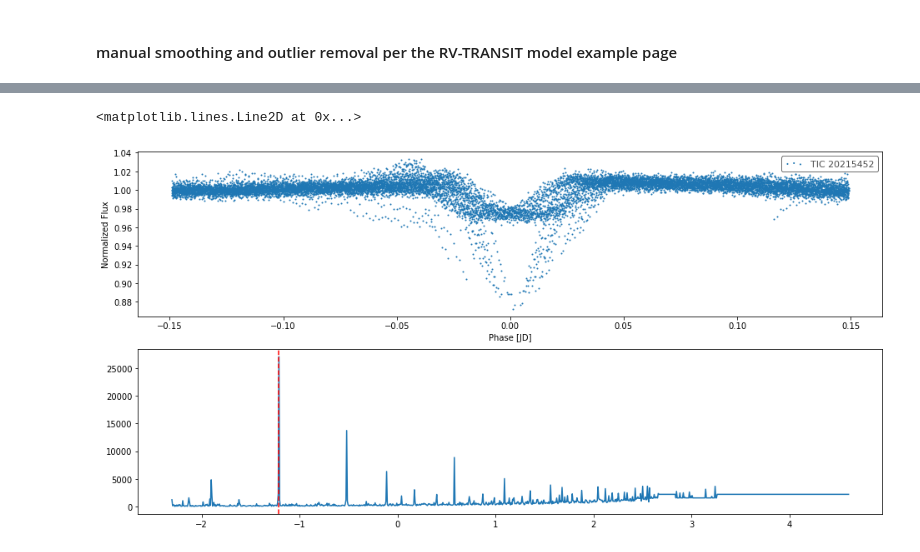
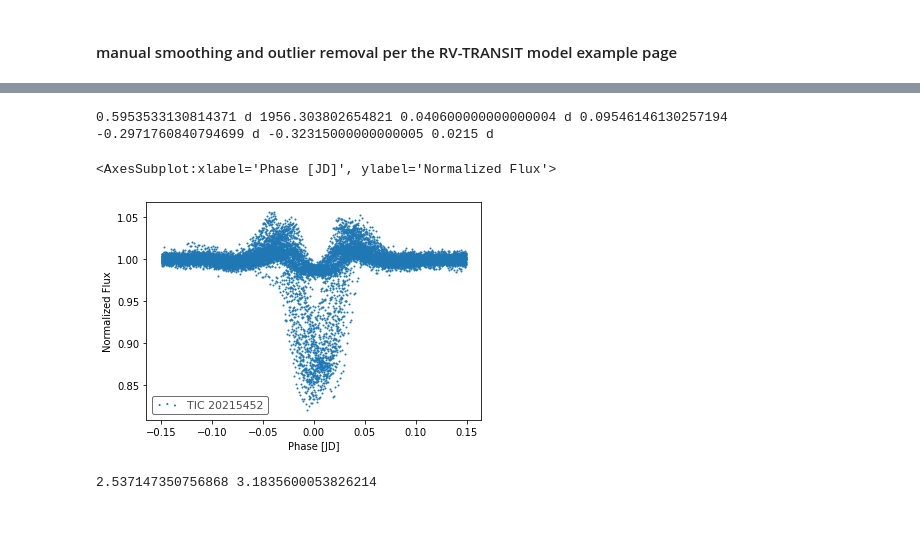
Before and after one commit to kjaehnig/GAT_SEBs, a Jupyter notebook: Joint RV - Lightcurve pymc3 model.ipynb, the cells around one changed output, grey strips where cells are left out. Saved outputs shown, nothing was run; the diff lists cells and outputs as text; code cells hidden in the pictures; blank space fills up the shorter version.

```diff
--- a/Joint RV - Lightcurve pymc3 model.ipynb
+++ b/Joint RV - Lightcurve pymc3 model.ipynb
@@ -134,6 +172,13 @@ print(star1_per, star1_t0, star1_dur)
 # %%
-fig,ax = plt.subplots(nrows=2)
-lks.fold(period=star1_per, epoch_time=star1_t0-10).scatter(ax = ax[0])
-ax[1].plot(np.log(period_grid), star1_bls.power)
-ax[1].axvline(np.log(star1_per.value), ls='--',c='red')
+# lks = ppt_flux.remove_nans()  #[lks.remove_nans()]
+# lks = lks.remove_outliers(sigma_lower=10**6)
+period_grid = np.exp(np.linspace(np.log(0.1), np.log(100),1000))
+star1_bls = lks.to_periodogram('bls',
+                                period=period_grid,
+                                frequency_factor = 2000, duration=np.linspace(0.001,0.09,100))
+star1_per = star1_bls.period_at_max_power
+star1_t0 = star1_bls.transit_time_at_max_power
+star1_dur = star1_bls.duration_at_max_power
+star1_depth = star1_bls.depth_at_max_power
+print(star1_per, star1_t0, star1_dur, star1_depth)
 # %% [output]
@@ -220,9 +217,26 @@ star2_dur = star2_bls.duration_at_max_power
+# %%
+lks2 = unpro_lks[0].remove_nans().normalize().flatten()
+period_grid = np.exp(np.linspace(np.log(0.1), np.log(100),1000))
+star1_bls_noflat = lks2.to_periodogram('bls',
+                                period=period_grid,
+                                frequency_factor = 2000, duration=np.linspace(0.001,0.09,10))
+star1_per_nf = star1_bls_noflat.period_at_max_power
+star1_t0_nf = star1_bls_noflat.transit_time_at_max_power
+star1_dur_nf = star1_bls_noflat.duration_at_max_power
+star1_depth_nf = star1_bls_noflat.depth_at_max_power
+print(star1_per_nf, star1_t0_nf, star1_dur_nf, star1_depth_nf)
+print(star1_per-star1_per_nf, star1_t0-star1_t0_nf, star1_dur-star1_dur_nf)
+fig,ax = plt.subplots(nrows=1)
+lks2.fold(period=star1_per, epoch_time=star1_t0).scatter(ax=ax)
+# %% [output]
+0.5953533130814371 d 1956.303802654821 0.040600000000000004 d 0.09546146130257194
+-0.2971760840794699 d -0.32315000000000005 0.0215 d
+<AxesSubplot:xlabel='Phase [JD]', ylabel='Normalized Flux'>
+[figure, added]
 # %%
-fig,ax = plt.subplots(nrows=2)
-star2_lks.fold(period=star2_per, epoch_time=star2_t0).scatter(ax = ax[0])
-ax[1].plot(np.log(period_grid), star2_bls.power)
-ax[1].axvline(np.log(star2_per.value), ls='--',c='red')
+primary_phase = lks2.time.value[np.argmin(lks2.flux.value)]%star1_per.value
+secondary_phase = star2_lks.time.value[np.argmin(star2_lks.flux.value)]%star2_per.value
+print(primary_phase, secondary_phase)
 # %% [output]
-<matplotlib.lines.Line2D at 0x...>
+2.537147350756868 3.1835600053826214
-[figure, removed]
 # %%
```
Also changed, not shown: parts of 31 cells of this notebook, 4 other files.
